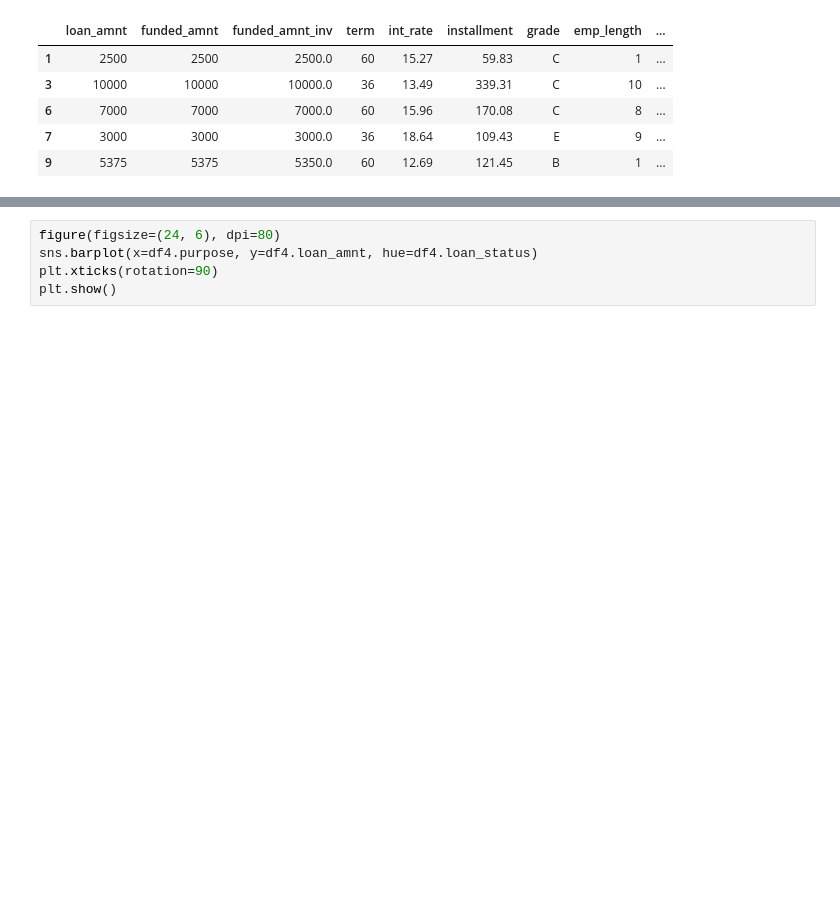
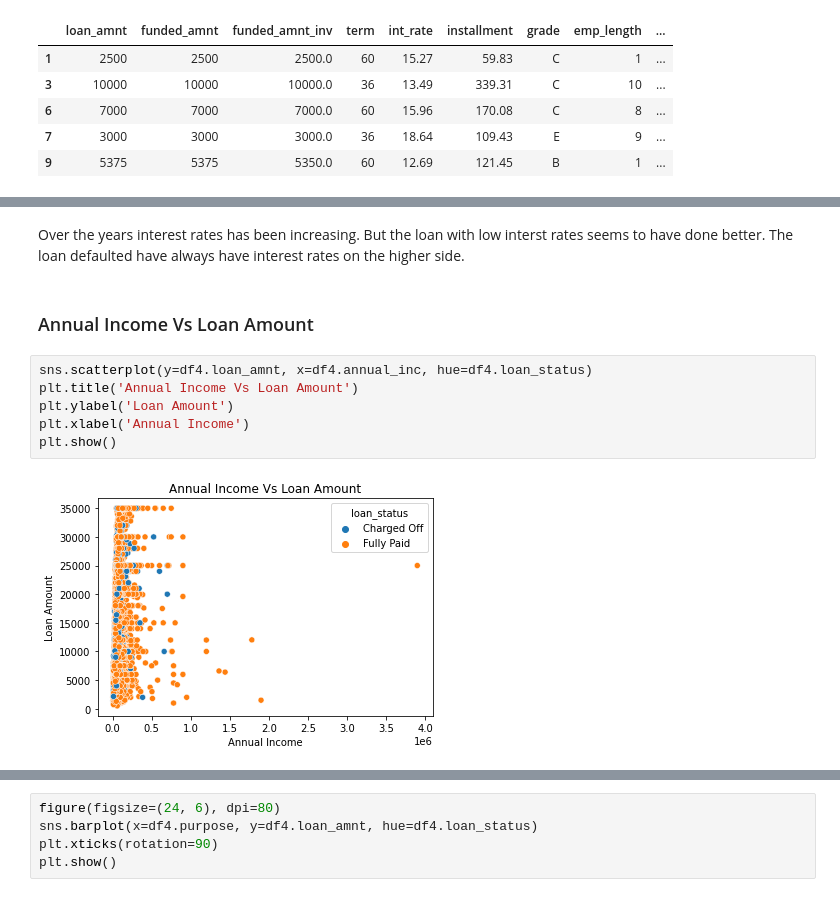
Before and after one commit to hargurjeet/Lending-Club-CaseStudy, a Jupyter notebook: Lending_Club_Case_Study.ipynb, the cells around one changed output, grey strips where cells are left out. Saved outputs shown, nothing was run; the diff lists cells and outputs as text; blank space fills up the shorter version.

```diff
--- a/Lending_Club_Case_Study.ipynb
+++ b/Lending_Club_Case_Study.ipynb
@@ -609,0 +610,12 @@ df4.head()
+# %% [markdown]
+Over the years interest rates has been increasing. But the loan with low interst rates seems to have done better. The loan defaulted have always have interest rates on the higher side.
+# %% [markdown]
+### Annual Income Vs Loan Amount
+# %%
+sns.scatterplot(y=df4.loan_amnt, x=df4.annual_inc, hue=df4.loan_status)
+plt.title('Annual Income Vs Loan Amount')
+plt.ylabel('Loan Amount')
+plt.xlabel('Annual Income')
+plt.show()
+# %% [output]
+[figure, added]
```
Also changed, not shown: parts of 17 cells of this notebook.
